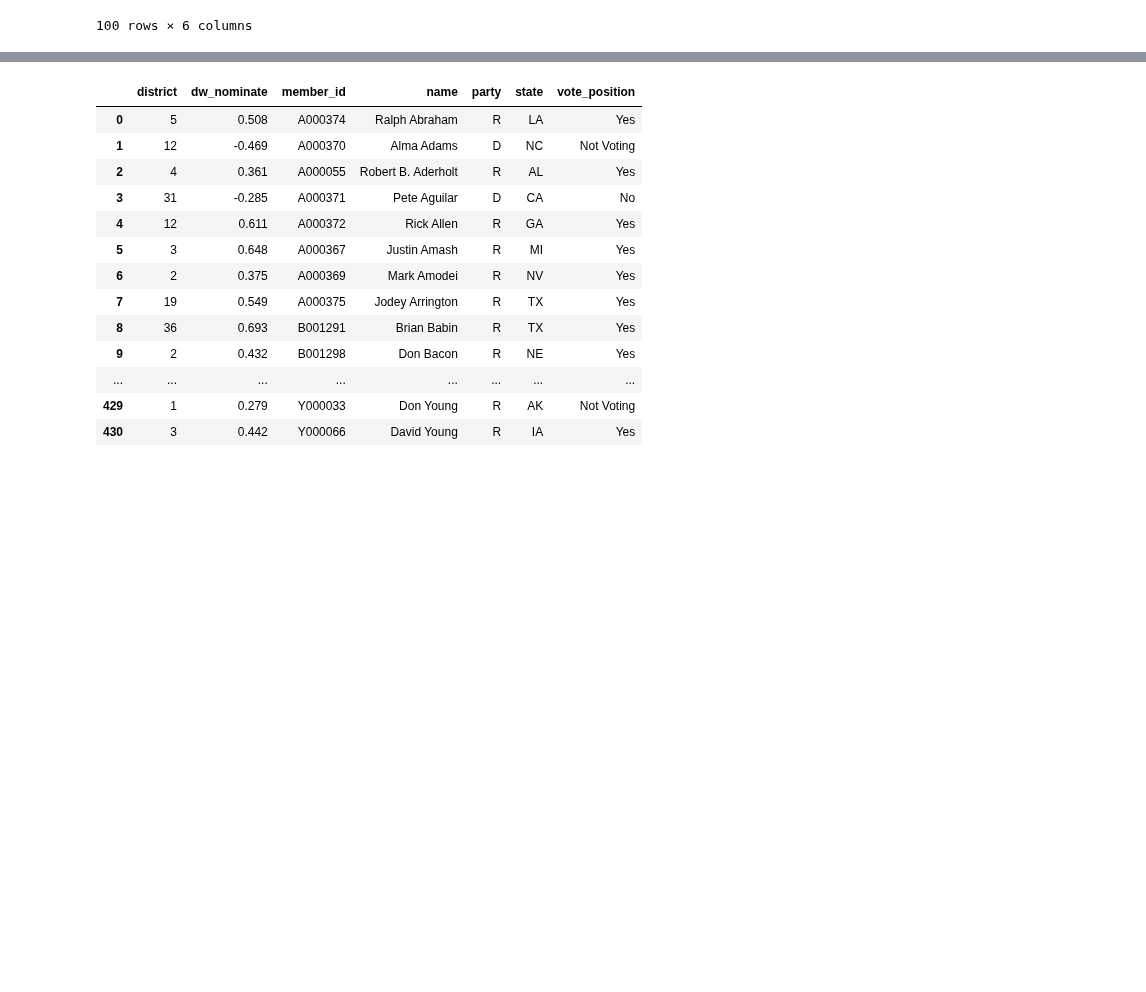
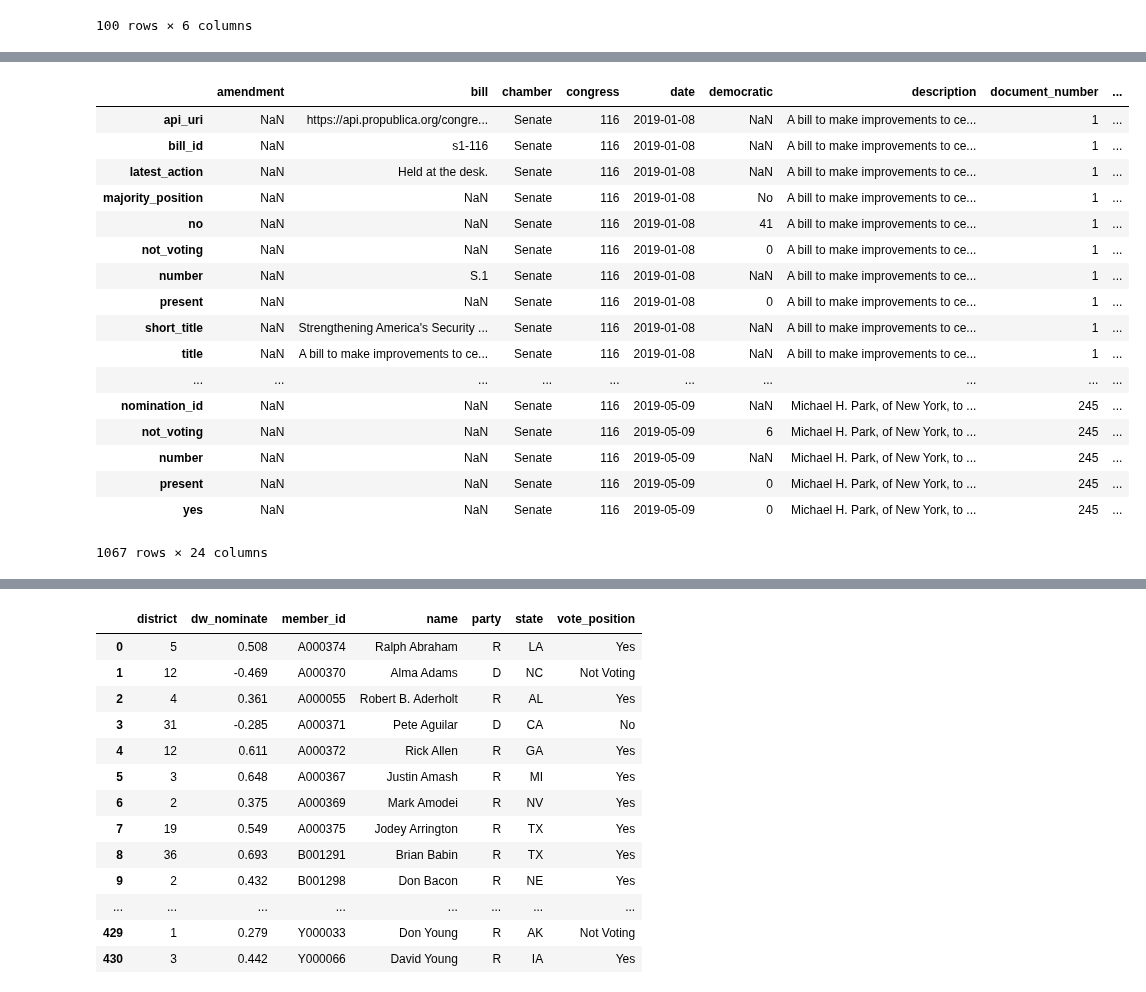
Before and after one commit to Nhorning/Congressional_Survival, a Jupyter notebook: Data Wrangling.ipynb, the cells around one changed output, grey strips where cells are left out. Saved outputs shown, nothing was run; the diff lists cells and outputs as text; code cells hidden in the pictures; blank space fills up the shorter version.

```diff
--- a/Data Wrangling.ipynb
+++ b/Data Wrangling.ipynb
@@ -253,3 +337,24 @@ def import_session(congress, chamber, session):
+# %%
+_
+# %% [output]
+|  | amendment | bill | chamber | congress | date | democratic | description | document_number | ... |
+| api_uri | NaN | https://api.propublica.org/congre... | Senate | 116 | 2019-01-08 | NaN | A bill to make improvements to ce... | 1 | ... |
+| bill_id | NaN | s1-116 | Senate | 116 | 2019-01-08 | NaN | A bill to make improvements to ce... | 1 | ... |
+| latest_action | NaN | Held at the desk. | Senate | 116 | 2019-01-08 | NaN | A bill to make improvements to ce... | 1 | ... |
+| majority_position | NaN | NaN | Senate | 116 | 2019-01-08 | No | A bill to make improvements to ce... | 1 | ... |
+| no | NaN | NaN | Senate | 116 | 2019-01-08 | 41 | A bill to make improvements to ce... | 1 | ... |
+| not_voting | NaN | NaN | Senate | 116 | 2019-01-08 | 0 | A bill to make improvements to ce... | 1 | ... |
+| number | NaN | S.1 | Senate | 116 | 2019-01-08 | NaN | A bill to make improvements to ce... | 1 | ... |
+| present | NaN | NaN | Senate | 116 | 2019-01-08 | 0 | A bill to make improvements to ce... | 1 | ... |
+| short_title | NaN | Strengthening America's Security ... | Senate | 116 | 2019-01-08 | NaN | A bill to make improvements to ce... | 1 | ... |
+| title | NaN | A bill to make improvements to ce... | Senate | 116 | 2019-01-08 | NaN | A bill to make improvements to ce... | 1 | ... |
+| ... | ... | ... | ... | ... | ... | ... | ... | ... | ... |
+| nomination_id | NaN | NaN | Senate | 116 | 2019-05-09 | NaN | Michael H. Park, of New York, to ... | 245 | ... |
+| not_voting | NaN | NaN | Senate | 116 | 2019-05-09 | 6 | Michael H. Park, of New York, to ... | 245 | ... |
+| number | NaN | NaN | Senate | 116 | 2019-05-09 | NaN | Michael H. Park, of New York, to ... | 245 | ... |
+| present | NaN | NaN | Senate | 116 | 2019-05-09 | 0 | Michael H. Park, of New York, to ... | 245 | ... |
+| yes | NaN | NaN | Senate | 116 | 2019-05-09 | 0 | Michael H. Park, of New York, to ... | 245 | ... |
+1067 rows × 24 columns
 # %%
 #import vote poisiotns for 115th house, session 1
 house_115_1_df = import_session(115, 'house', 1)
```
Also changed, not shown: parts of 8 cells of this notebook.
